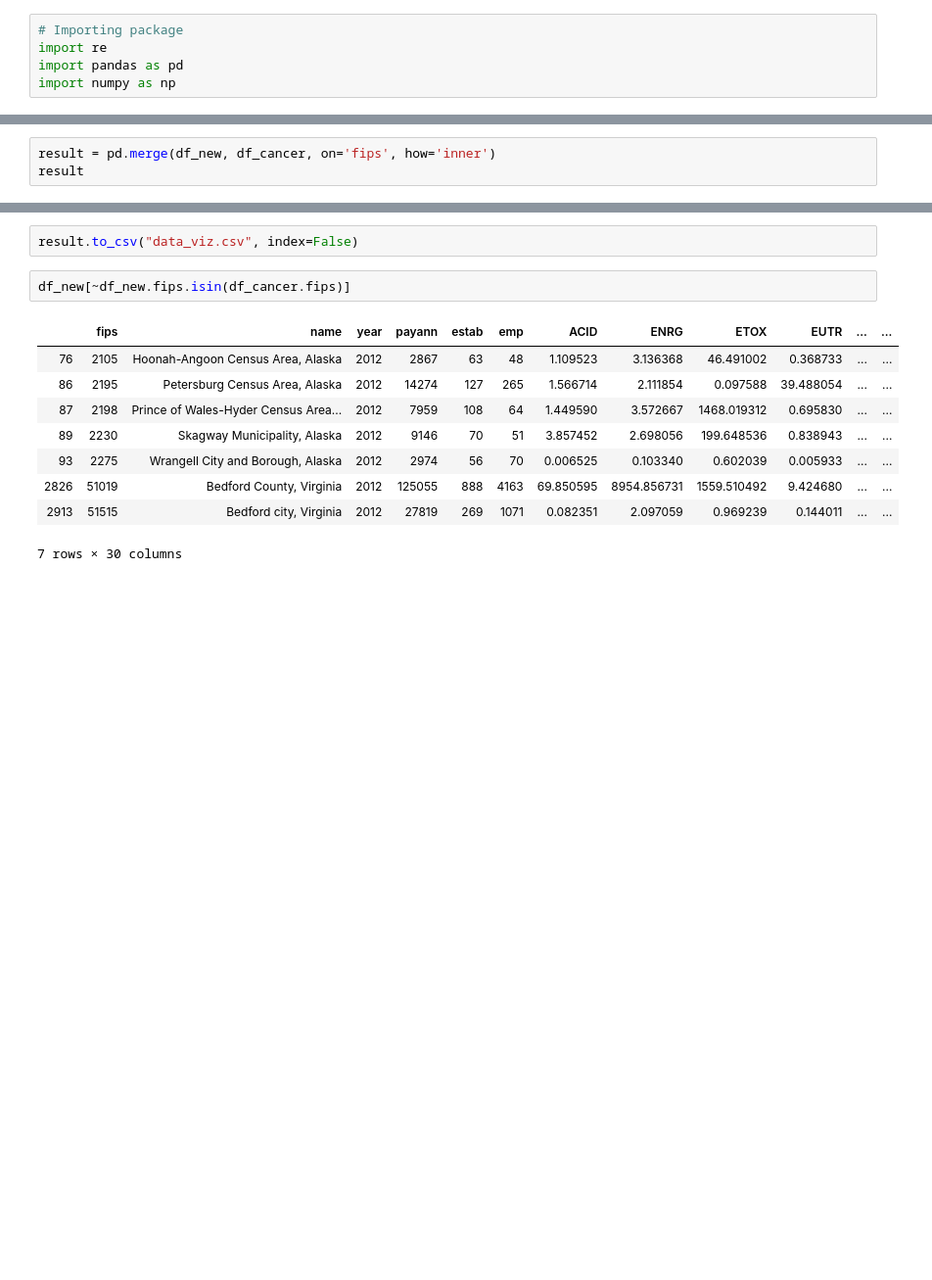
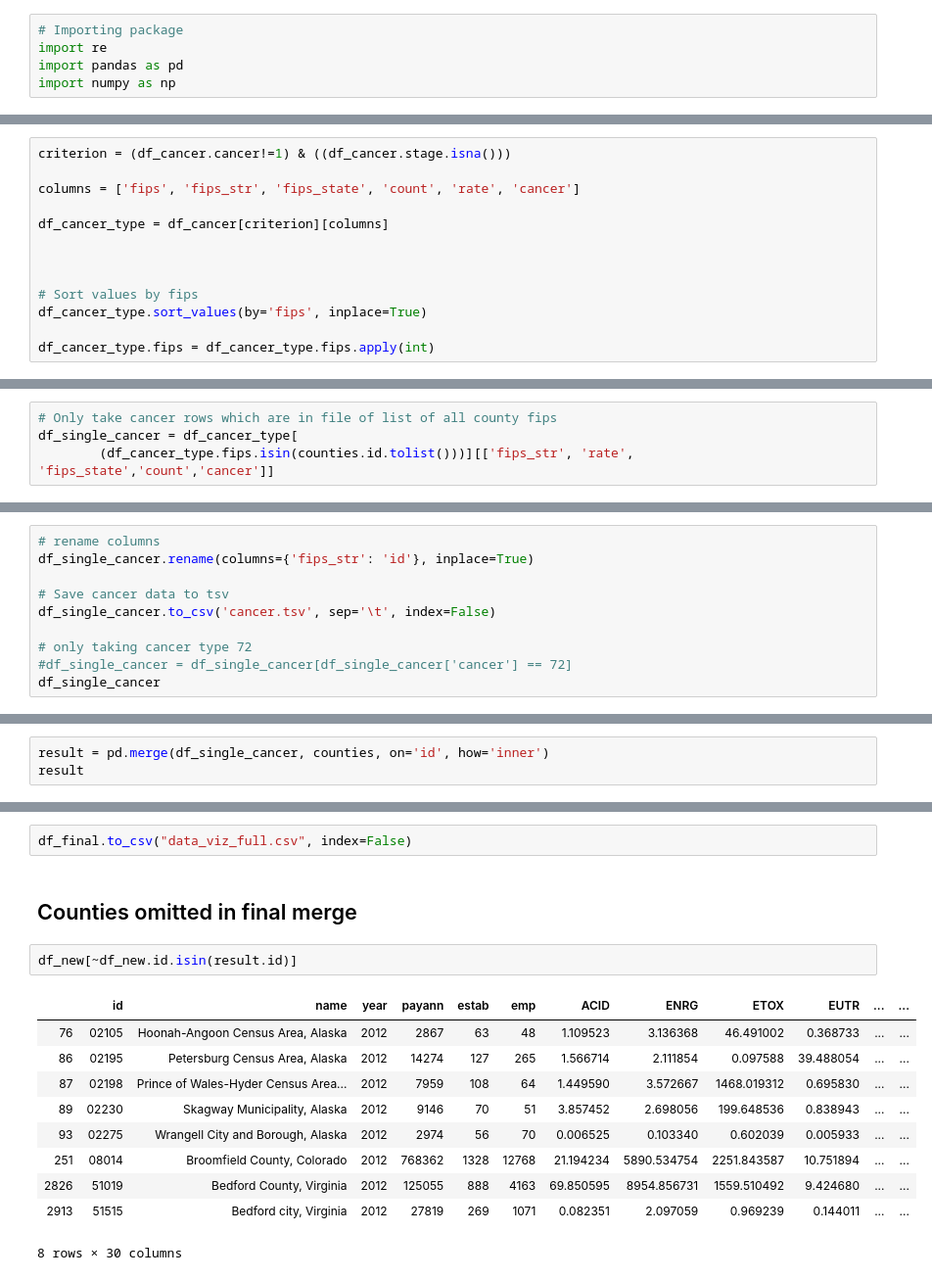
Before and after one commit to Merrel/Cancer-Industry-Dashboard, a Jupyter notebook: demo_viz/viz-data/Viz-Data-Setup.ipynb, the cells around one changed output, grey strips where cells are left out. Shown at 98% size. Drawn from its saved outputs; the diff is of its cells as text; blank space fills up the shorter version.

```diff
--- a/demo_viz/viz-data/Viz-Data-Setup.ipynb
+++ b/demo_viz/viz-data/Viz-Data-Setup.ipynb
@@ -61,0 +237,13 @@ df_cancer
+# %%
+criterion = (df_cancer.cancer!=1) & ((df_cancer.stage.isna()))
+
+columns = ['fips', 'fips_str', 'fips_state', 'count', 'rate', 'cancer']
+
+df_cancer_type = df_cancer[criterion][columns]
+
+
+
+# Sort values by fips
+df_cancer_type.sort_values(by='fips', inplace=True)
+
+df_cancer_type.fips = df_cancer_type.fips.apply(int)
@@ -61,0 +255,4 @@ df_cancer
+# %%
+# Only take cancer rows which are in file of list of all county fips
+df_single_cancer = df_cancer_type[
+        (df_cancer_type.fips.isin(counties.id.tolist()))][['fips_str', 'rate', 'fips_state','count','cancer']]
@@ -61,0 +265,10 @@ df_cancer
+# %%
+# rename columns
+df_single_cancer.rename(columns={'fips_str': 'id'}, inplace=True)
+
+# Save cancer data to tsv
+df_single_cancer.to_csv('cancer.tsv', sep='\t', index=False)
+
+# only taking cancer type 72
+#df_single_cancer = df_single_cancer[df_single_cancer['cancer'] == 72]
+df_single_cancer
@@ -62,4 +289,4 @@ df_cancer
 # %%
-result = pd.merge(df_new, df_cancer, on='fips', how='inner')
+result = pd.merge(df_single_cancer, counties, on='id', how='inner')
 result
 # %% [output]
@@ -79,17 +334,20 @@ result
 # %%
-result.to_csv("data_viz.csv", index=False)
+df_final.to_csv("data_viz_full.csv", index=False)
+# %% [markdown]
+## Counties omitted in final merge
 # %%
-df_new[~df_new.fips.isin(df_cancer.fips)]
+df_new[~df_new.id.isin(result.id)]
 # %% [output]
-|  | fips | name | year | payann | estab | emp | ACID | ENRG | ETOX | EUTR | ... | ... |
-| 76 | 2105 | Hoonah-Angoon Census Area, Alaska | 2012 | 2867 | 63 | 48 | 1.109523 | 3.136368 | 46.491002 | 0.368733 | ... | ... |
-| 86 | 2195 | Petersburg Census Area, Alaska | 2012 | 14274 | 127 | 265 | 1.566714 | 2.111854 | 0.097588 | 39.488054 | ... | ... |
-| 87 | 2198 | Prince of Wales-Hyder Census Area... | 2012 | 7959 | 108 | 64 | 1.449590 | 3.572667 | 1468.019312 | 0.695830 | ... | ... |
-| 89 | 2230 | Skagway Municipality, Alaska | 2012 | 9146 | 70 | 51 | 3.857452 | 2.698056 | 199.648536 | 0.838943 | ... | ... |
-| 93 | 2275 | Wrangell City and Borough, Alaska | 2012 | 2974 | 56 | 70 | 0.006525 | 0.103340 | 0.602039 | 0.005933 | ... | ... |
+|  | id | name | year | payann | estab | emp | ACID | ENRG | ETOX | EUTR | ... | ... |
+| 76 | 02105 | Hoonah-Angoon Census Area, Alaska | 2012 | 2867 | 63 | 48 | 1.109523 | 3.136368 | 46.491002 | 0.368733 | ... | ... |
+| 86 | 02195 | Petersburg Census Area, Alaska | 2012 | 14274 | 127 | 265 | 1.566714 | 2.111854 | 0.097588 | 39.488054 | ... | ... |
+| 87 | 02198 | Prince of Wales-Hyder Census Area... | 2012 | 7959 | 108 | 64 | 1.449590 | 3.572667 | 1468.019312 | 0.695830 | ... | ... |
+| 89 | 02230 | Skagway Municipality, Alaska | 2012 | 9146 | 70 | 51 | 3.857452 | 2.698056 | 199.648536 | 0.838943 | ... | ... |
+| 93 | 02275 | Wrangell City and Borough, Alaska | 2012 | 2974 | 56 | 70 | 0.006525 | 0.103340 | 0.602039 | 0.005933 | ... | ... |
+| 251 | 08014 | Broomfield County, Colorado | 2012 | 768362 | 1328 | 12768 | 21.194234 | 5890.534754 | 2251.843587 | 10.751894 | ... | ... |
 | 2826 | 51019 | Bedford County, Virginia | 2012 | 125055 | 888 | 4163 | 69.850595 | 8954.856731 | 1559.510492 | 9.424680 | ... | ... |
 | 2913 | 51515 | Bedford city, Virginia | 2012 | 27819 | 269 | 1071 | 0.082351 | 2.097059 | 0.969239 | 0.144011 | ... | ... |
-7 rows × 30 columns
+8 rows × 30 columns
 # %%
 df[df['name'].str.contains('Ketchikan')]
 # %% [output]
```
Also changed, not shown: parts of 28 cells of this notebook, 3 other files.
